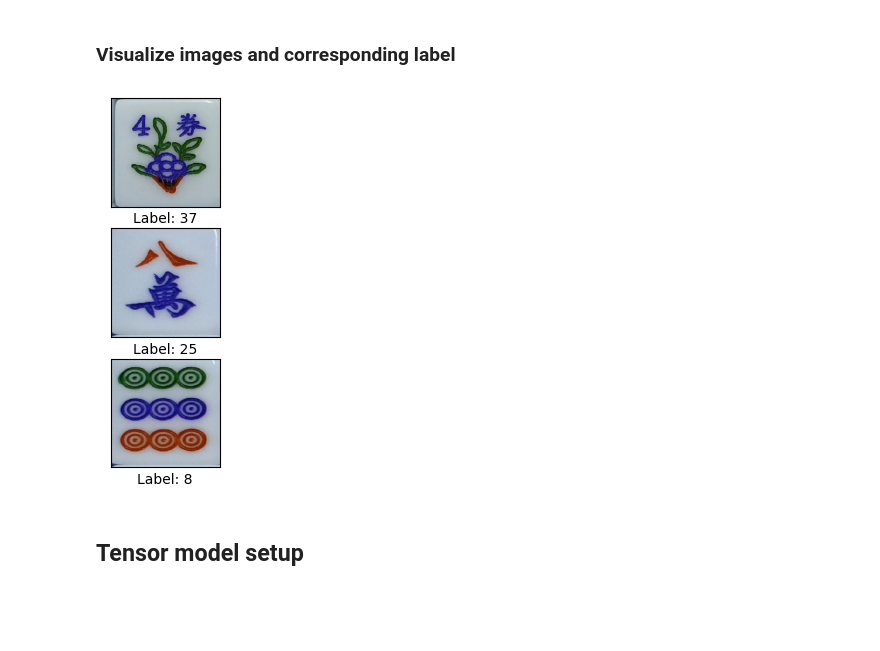
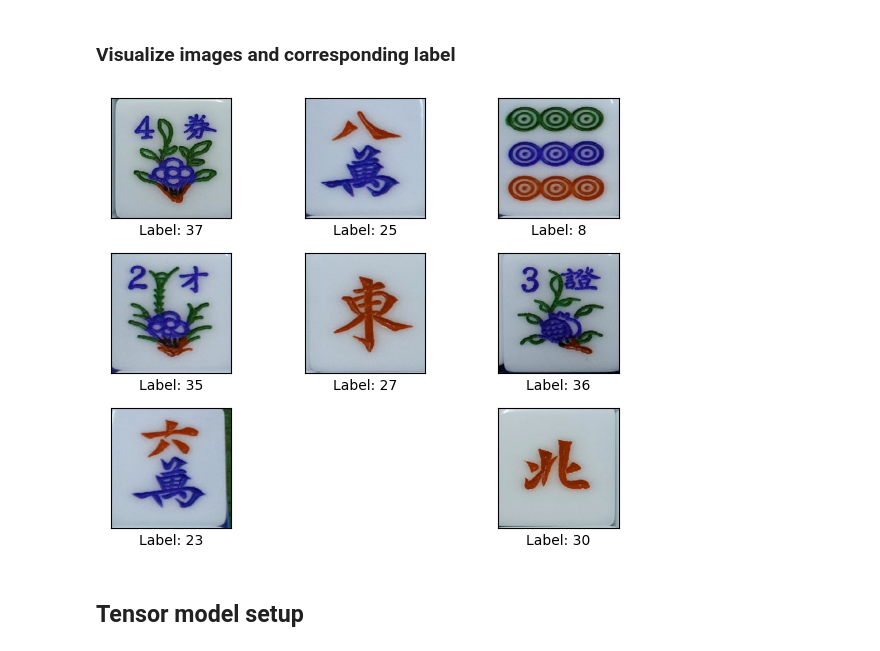
Before and after one commit to justinchan114/Mahjong_Tile_Classifier, a Jupyter notebook: mahjong_mobilenetV2.ipynb, the cells around one changed output. Drawn from its saved outputs; the diff is of its cells as text; code cells hidden in the pictures; blank space fills up the shorter version.

```diff
--- a/mahjong_mobilenetV2.ipynb
+++ b/mahjong_mobilenetV2.ipynb
@@ -237,9 +238,15 @@ for train_index, val_index in skf.split(img_train, label_train):
 # %% [markdown]
 ### Visualize images and corresponding label
 # %%
-def display_image(images,labels, no_img):
-    for n, (image, label) in enumerate(zip(images[:no_img],labels[:no_img])):
-        plt.subplot(no_img,1, n+1)
+def display_image(images,labels, num_img):
+    for n, (image, label) in enumerate(zip(images[:num_img],labels[:num_img])):
+        num_rows = math.ceil(math.sqrt(num_img))
+        if num_rows >= 4:
+            num_rows = 4
+            num_cols = math.ceil(num_img/num_rows)
+        else:
+            num_cols = math.ceil(num_img/num_rows)
+        plt.subplot(num_rows, num_cols, n+1)
         #image is a batch of 16 images, get the first image from the batch
         plt.imshow(image.astype("uint8"))
         plt.grid(False)
@@ -247,11 +254,12 @@ def display_image(images,labels, no_img):
         plt.yticks([])
         #label is a batch of 16 one-hot encoded feature, get the first one from the batch
         plt.xlabel('Label: '+ str(label))
+        plt.tight_layout()
     plt.show()
 # %%
-display_image(img_arr, label,3)
+display_image(img_arr, label, 9)
 # %% [output]
-[figure, old version]
+[figure, new version]
 # %% [markdown]
 ## Tensor model setup
 # %%
```
Also changed, not shown: parts of 45 cells of this notebook.
